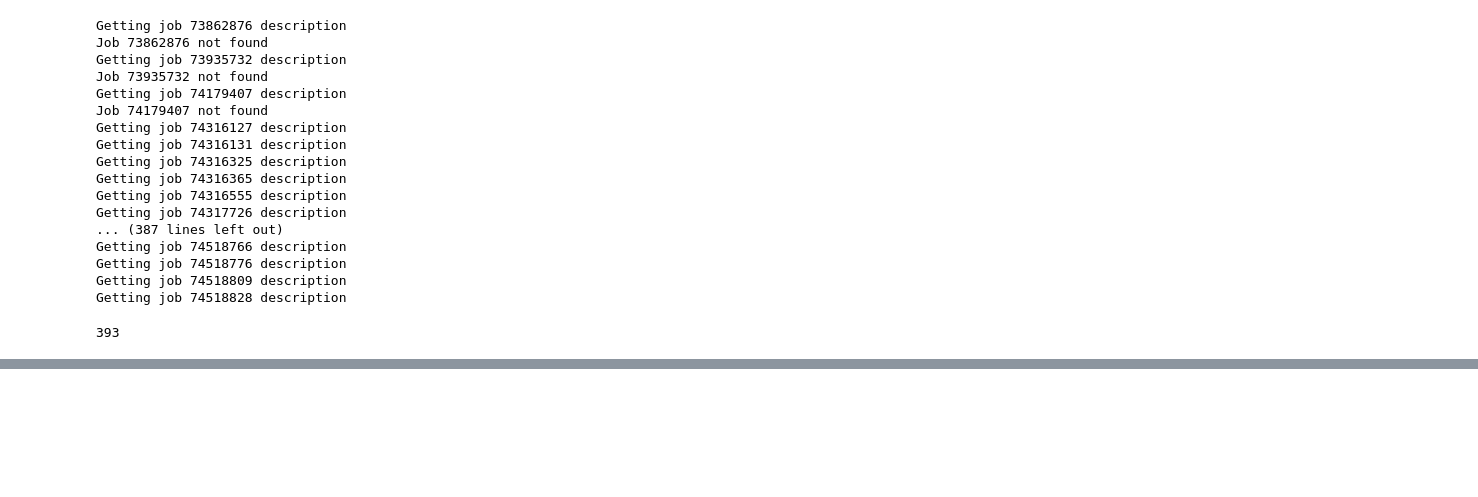
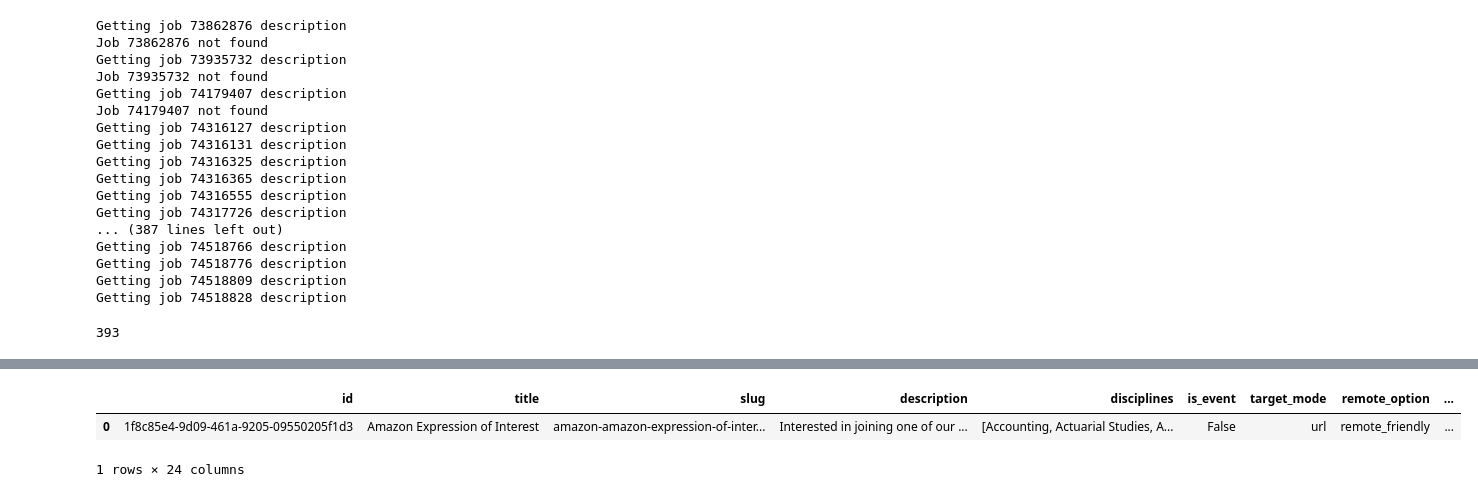
Before and after one commit to GitSujal/Data-Engineering-Evolution, a Jupyter notebook: test.ipynb, the cells around one changed output, grey strips where cells are left out. Cells and saved outputs as stored; diff of their text form; code cells hidden in the pictures; blank space fills up the shorter version.

```diff
--- a/test.ipynb
+++ b/test.ipynb
@@ -296,0 +389,10 @@ Getting job 74518828 description
+# %%
+data[0]['campaigns']
+
+new_df = pd.json_normalize(data[0]['campaigns'])
+
+new_df.head()
+# %% [output]
+|  | id | title | slug | description | disciplines | is_event | target_mode | remote_option | ... |
+| 0 | 1f8c85e4-9d09-461a-9205-09550205f1d3 | Amazon Expression of Interest | amazon-amazon-expression-of-inter... | Interested in joining one of our ... | [Accounting, Actuarial Studies, A... | False | url | remote_friendly | ... |
+1 rows × 24 columns
```
Also changed, not shown: parts of 6 cells of this notebook, 15 other files.
